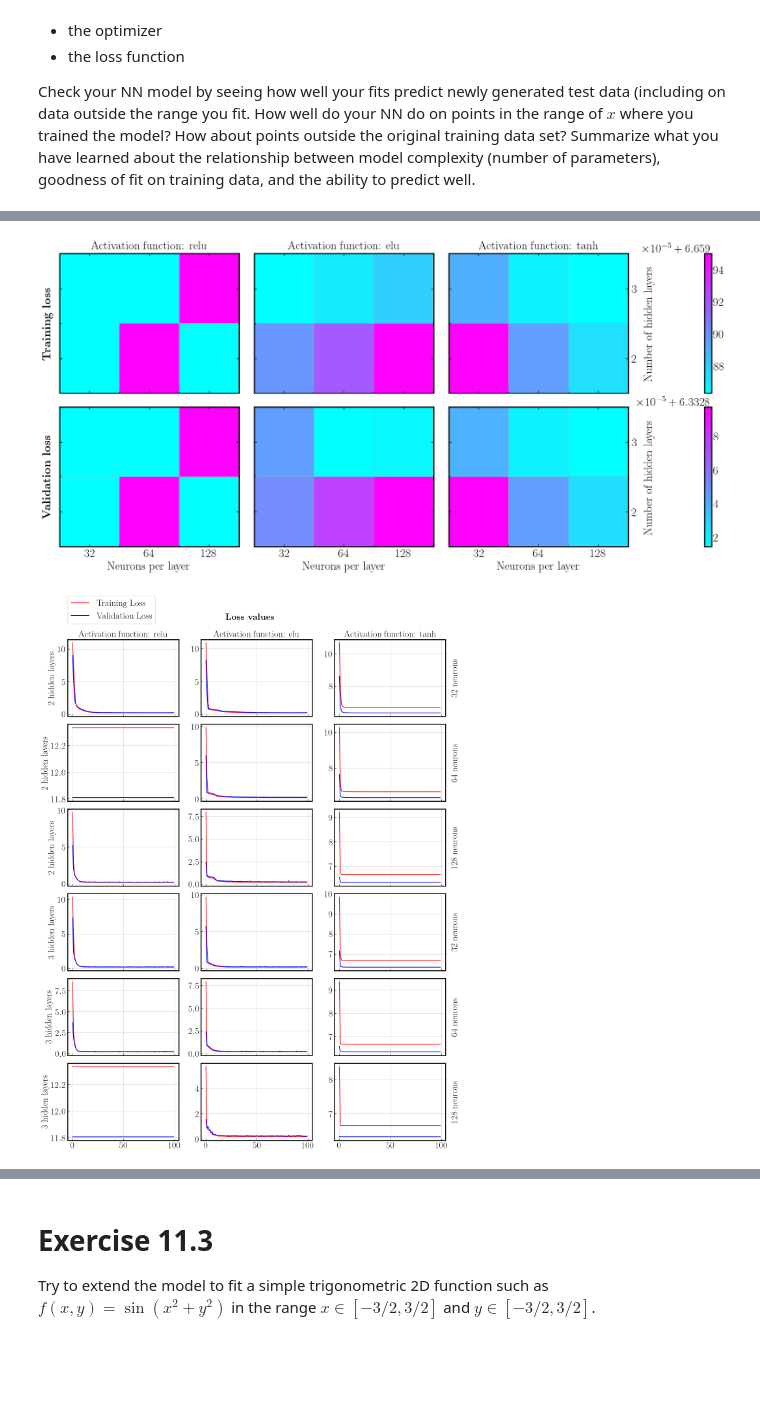
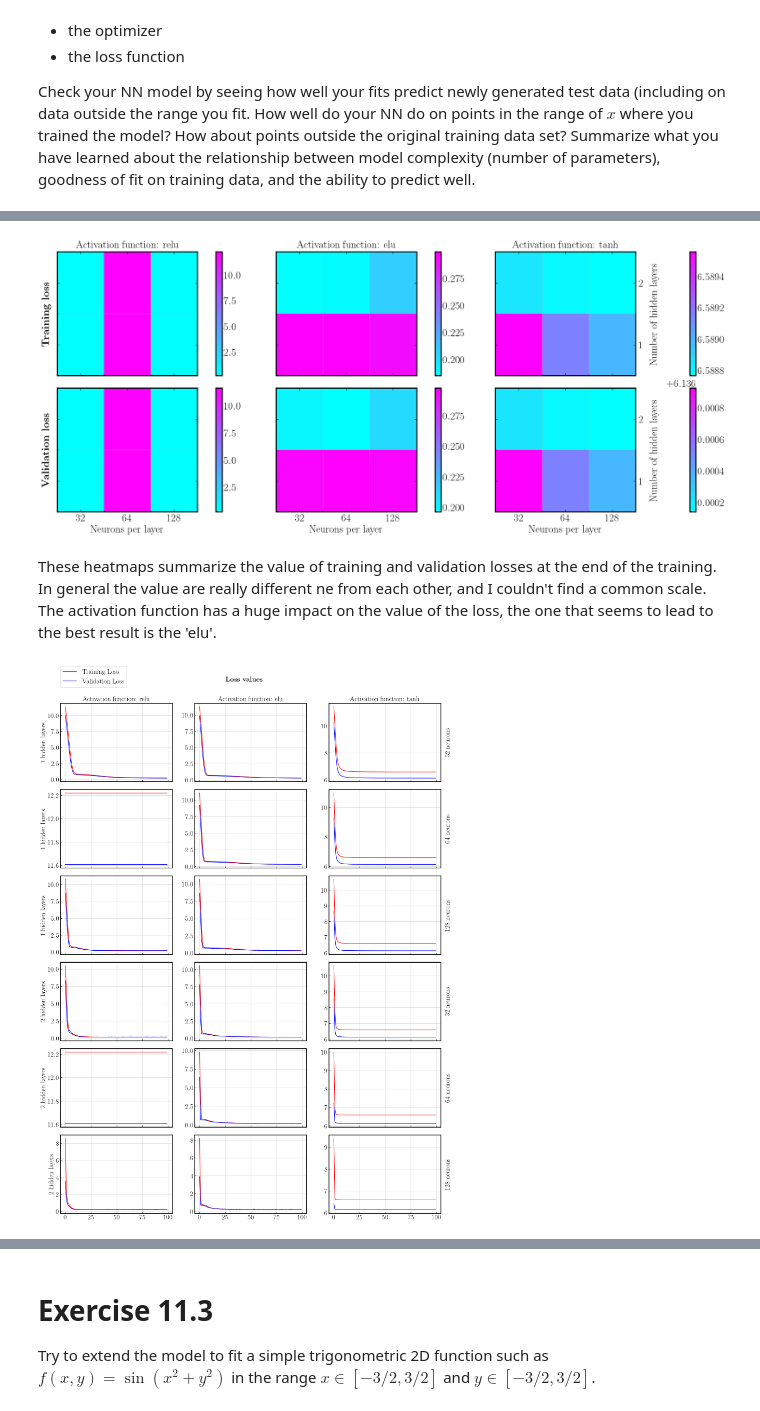
Before and after one commit to ste-cartu/Numerical-Simulation-Laboratory, a Jupyter notebook: Exercise_11/Exercise_11.ipynb, the cells around one changed output, grey strips where cells are left out. Drawn from its saved outputs; the diff is of its cells as text; code cells hidden in the pictures; blank space fills up the shorter version.

```diff
--- a/Exercise_11/Exercise_11.ipynb
+++ b/Exercise_11/Exercise_11.ipynb
@@ -175,18 +195,20 @@ for d, dat in enumerate(n_train_data) :
         for s, sigma in enumerate(sigmas) :
             axs[d,e].plot(valid_loss_1[d,s,e,:epo], c=colors[s], label='$\sigma = ' + str(sigma) + '$')
 
-        if(d != l_data-1) :
-            axs[d,e].set_xticklabels([])
+        axs[d,0].set_xticks([0,5,10], [])
+        axs[d,1].set_xticks([0,15,30], [])
+        axs[d,2].set_xticks([0,25,50], [])
+        axs[d,3].set_xticks([0,50,100], [])
+        axs[d,e].set_yticks([0,1,2,3,4], [])
         axs[d,0].set_yticks([0,1,2,3,4], ['0', '1', '2', '3', '4'])
-        if(e != 0) :
-            axs[d,e].set_yticklabels([])
         axs[-1,e].set_xlabel('Epochs')
-    axs[d,0].set_ylabel(str(dat) + ' points')
+    axs[d,0].set_ylabel(str(dat) + ' points', labelpad=10)
 
 axs[0,0].legend(loc=(0,1.1))
 axs[-1,0].set_xticks([0,5,10], ['0','5','10'])
 axs[-1,1].set_xticks([0,15,30], ['0','15','30'])
 axs[-1,2].set_xticks([0,25,50], ['0','25','50'])
+axs[-1,3].set_xticks([0,50,100], ['0','50','100'])
 
 
 plt.show()
@@ -289,7 +339,7 @@ plt.show()
 # %%
 # hyperparameters of the neural network: activation function, number of hidden layers, number of nodes per layer
 activ = ['relu', 'elu', 'tanh']
-layers = [2, 3]
+layers = [1, 2]
 neurons = [32, 64, 128]
 
 l_act = len(activ)
@@ -347,43 +399,58 @@ Epoch 100/100
 # %%
 losses = [train_loss_2, valid_loss_2]
 # %%
-fig, axs = plt.subplots(2, l_act+1, figsize=(20,9), gridspec_kw={'hspace': 0.1, 'wspace': 0.1, 'width_ratios': [1, 1, 1, 0.4]})
+fig, axs = plt.subplots(2, l_act+3, figsize=(22,9), gridspec_kw={'hspace': 0.1, 'wspace': 0.2, 'width_ratios': [1, 0.3, 1, 0.3, 1, 0.3]})
 
 for i in range(2) :
+    map0 = axs[i,0].imshow(losses[i][0,:,:,-1], origin='lower', cmap='cool', aspect='auto')
+    map2 = axs[i,2].imshow(losses[i][1,:,:,-1], origin='lower', cmap='cool', aspect='auto')
+    map4 = axs[i,4].imshow(losses[i][2,:,:,-1], origin='lower', cmap='cool', aspect='auto')
+    #map0.set_clim(0,12)
+    #map2.set_clim(0.17,0.25)
+    #map4.set_clim(6.33282,6.65994)
     for a, act in enumerate(activ) :
-        map = axs[i,a].imshow(losses[i][a,:,:,-1], origin='lower', cmap='cool', aspect='auto')
-        #map.set_clim(0,1.5)
 
-        axs[1,a].set_xlabel('Neurons per layer')
-        axs[0,a].set_title('Activation function: ' + act, pad=8)
-        axs[0,a].set_xticks([0,1,2], [])
-        axs[1,a].set_xticks([0,1,2], neurons)
-        axs[i,a].set_yticklabels([])
-        axs[i,a].yaxis.set_tick_params(right=True)
-        axs[i,a].xaxis.set_tick_params(top=True)
-        axs[i,a].minorticks_on()
-        axs[i,a].set_xticks([0.5,1.5], minor=True)
-        axs[i,a].set_yticks([0.5,1.5], minor=True)
-        axs[i,a].grid(True, which='minor')
-        axs[i,a].grid(False, which='major')
-        axs[i,a].set_yticks([0,1], [])
-    axs[i,2].set_yticks([0,1], layers)
-    axs[i,2].yaxis.set_tick_params(pad=6, labelleft=False, labelright=True)
-    axs[i,2].set_ylabel('Number of hidden layers', labelpad=12)
-    axs[i,2].yaxis.set_label_position('right')
+        axs[0,2*a].set_title('Activation function: ' + act, pad=8)
+        axs[1,2*a].set_xlabel('Neurons per layer')
+        axs[0,2*a].set_xticks([0,1,2], [])
+        axs[1,2*a].set_xticks([0,1,2], neurons)
+        axs[i,2*a].set_yticklabels([])
+        axs[i,2*a].yaxis.set_tick_params(right=True)
+        axs[i,2*a].xaxis.set_tick_params(top=True)
+        axs[i,2*a].minorticks_on()
+        axs[i,2*a].set_xticks([0.5,1.5], minor=True)
+        axs[i,2*a].set_yticks([0.5,1.5], minor=True)
+        axs[i,2*a].grid(True, which='minor')
+        axs[i,2*a].grid(False, which='major')
+        axs[i,2*a].set_yticks([0,1], [])
+
+    axs[i,4].set_yticks([0,1], layers)
+    axs[i,4].yaxis.set_tick_params(pad=6, labelleft=False, labelright=True)
+    axs[i,4].set_ylabel('Number of hidden layers', labelpad=12)
+    axs[i,4].yaxis.set_label_position('right')
+
+    axs[i,1].axis('off')
     axs[i,3].axis('off')
-    cbar = fig.colorbar(map, ax=axs[i,-1], location='right')
+    axs[i,5].axis('off')
+    cbar1 = fig.colorbar(map0, ax=axs[i,1], location='left')
+    cbar3 = fig.colorbar(map2, ax=axs[i,3], location='left')
+    cbar5 = fig.colorbar(map4, ax=axs[i,5], location='right')
+    cbar1.ax.yaxis.set_ticks_position('right')
+    cbar3.ax.yaxis.set_ticks_position('right')
+    cbar5.ax.yaxis.set_ticks_position('right')
 
 axs[0,0].set_ylabel(r'\textbf{Training loss}', labelpad=8)
 axs[1,0].set_ylabel(r'\textbf{Validation loss}', labelpad=8)
 
 
 plt.show()
 # %% [output]
-[figure, old version]
+[figure, new version]
+# %% [markdown]
+These heatmaps summarize the value of training and validation losses at the end of the training. In general the value are really different ne from each other, and I couldn't find a common scale. The activation function has a huge impact on the value of the loss, the one that seems to lead to the best result is the 'elu'.
 # %%
 # all losses visualization
-fig, axs = plt.subplots(l_lay*l_neu, l_act, figsize=(15,20), gridspec_kw={'hspace': 0.1})
+fig, axs = plt.subplots(l_lay*l_neu, l_act, figsize=(20,27), gridspec_kw={'hspace': 0.1})
 plt.suptitle(r'\textbf{Loss values}', y=0.92)
 
 for a, act in enumerate(activ) :
@@ -403,4 +470,4 @@ axs[0,0].legend(loc=(0,1.2))
 
 plt.show()
 # %% [output]
-[figure, old version]
+[figure, new version]
```
Also changed, not shown: parts of 30 cells of this notebook, 1 other file.
